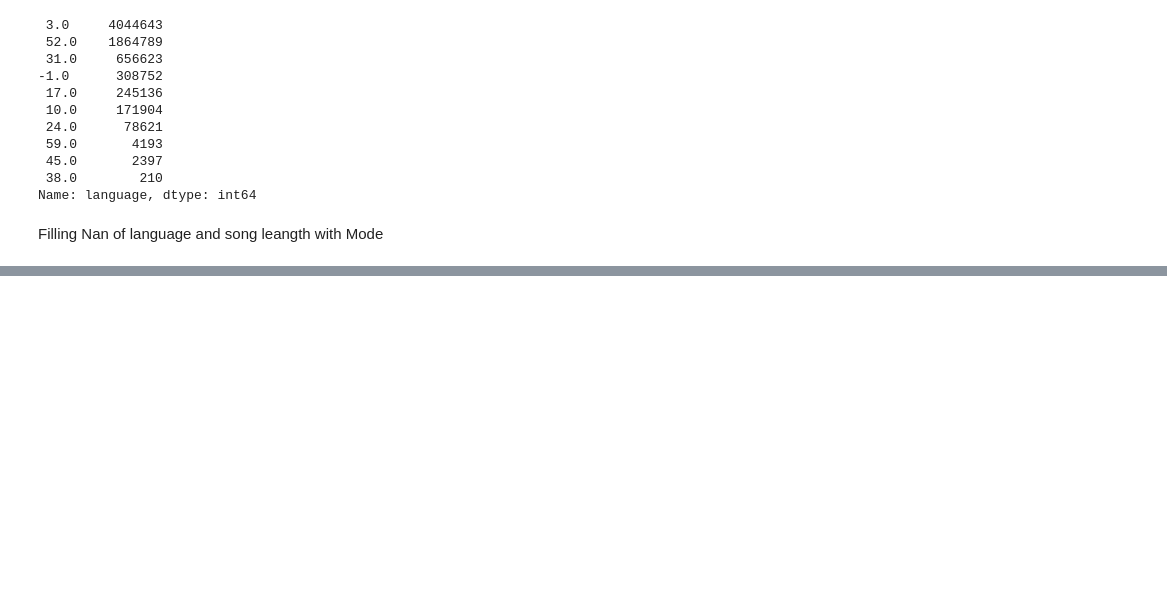
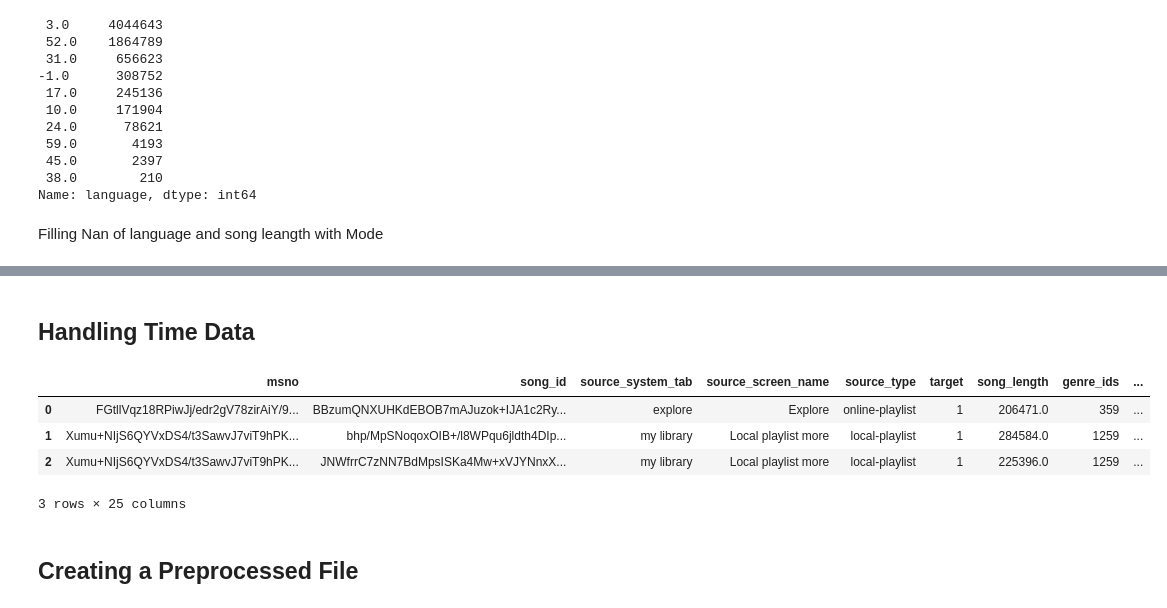
Before and after one commit to Sudhanshu1304/Music-Recomendation-System, a Jupyter notebook: Preprocessing.ipynb, the cells around one changed output, grey strips where cells are left out. Drawn from its saved outputs; the diff is of its cells as text; code cells hidden in the pictures; blank space fills up the shorter version.

```diff
--- a/Preprocessing.ipynb
+++ b/Preprocessing.ipynb
@@ -184,0 +278,28 @@ data.song_length = data.song_length.fillna(data.song_length.mode()[0])
+# %% [markdown]
+## Handling Time Data
+# %%
+data.registration_init_time = pd.to_datetime(data.registration_init_time, format='%Y%m%d', errors='ignore')
+# %%
+data.expiration_date = pd.to_datetime(data.expiration_date,  format='%Y%m%d', errors='ignore')
+# %%
+# Total Membership days
+data['membership_days'] = data.expiration_date-data.registration_init_time
+# %%
+# Distributing dates into day,month,year
+data['registration_year'] = data['registration_init_time'].dt.year
+data['registration_month'] = data['registration_init_time'].dt.month
+data['registration_day'] = data['registration_init_time'].dt.day
+
+data['expiration_year'] = data['expiration_date'].dt.year
+data['expiration_month'] = data['expiration_date'].dt.month
+data['expiration_day'] = data['expiration_date'].dt.day
+# %%
+data.head(3)
+# %% [output]
+|  | msno | song_id | source_system_tab | source_screen_name | source_type | target | song_length | genre_ids | ... |
+| 0 | FGtllVqz18RPiwJj/edr2gV78zirAiY/9... | BBzumQNXUHKdEBOB7mAJuzok+IJA1c2Ry... | explore | Explore | online-playlist | 1 | 206471.0 | 359 | ... |
+| 1 | Xumu+NIjS6QYVxDS4/t3SawvJ7viT9hPK... | bhp/MpSNoqoxOIB+/l8WPqu6jldth4DIp... | my library | Local playlist more | local-playlist | 1 | 284584.0 | 1259 | ... |
+| 2 | Xumu+NIjS6QYVxDS4/t3SawvJ7viT9hPK... | JNWfrrC7zNN7BdMpsISKa4Mw+xVJYNnxX... | my library | Local playlist more | local-playlist | 1 | 225396.0 | 1259 | ... |
+3 rows × 25 columns
+# %% [markdown]
+## Creating a Preprocessed File
```
Also changed, not shown: parts of 11 cells of this notebook, 1 other file.
